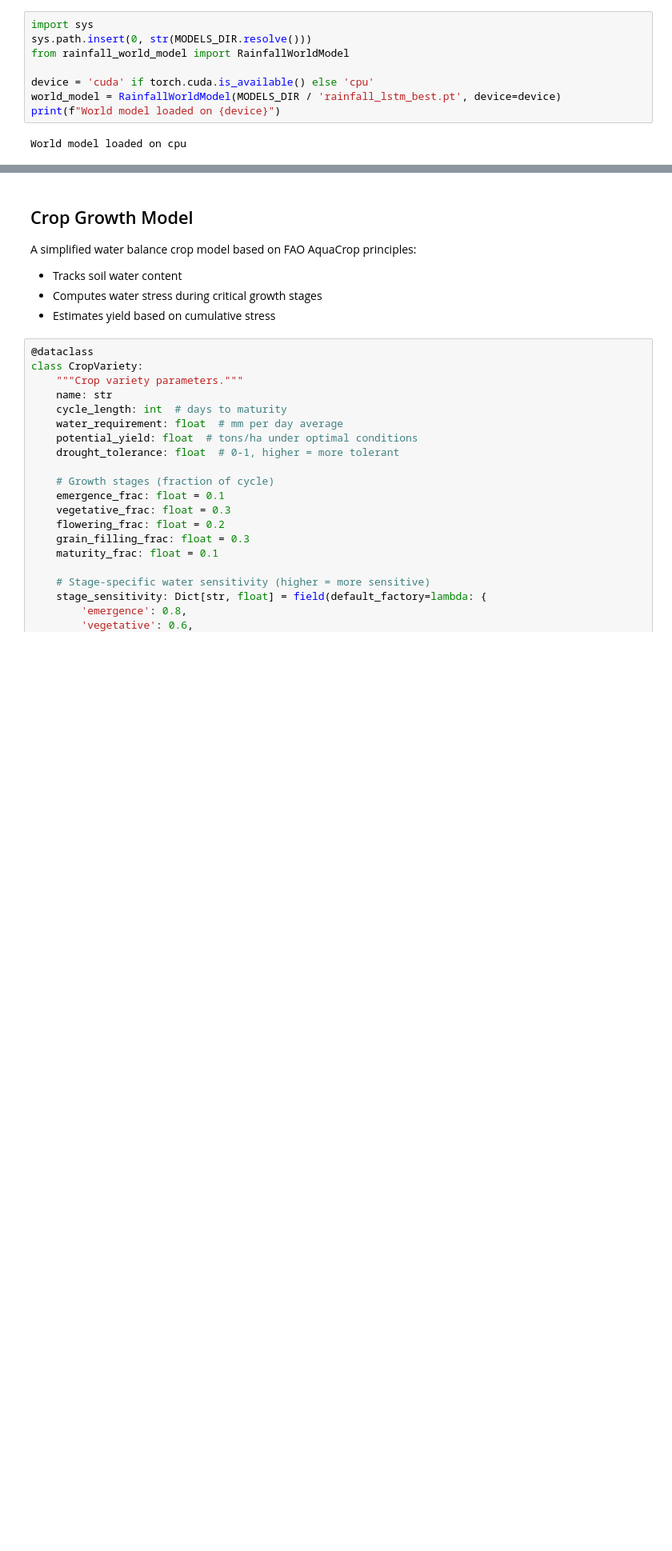
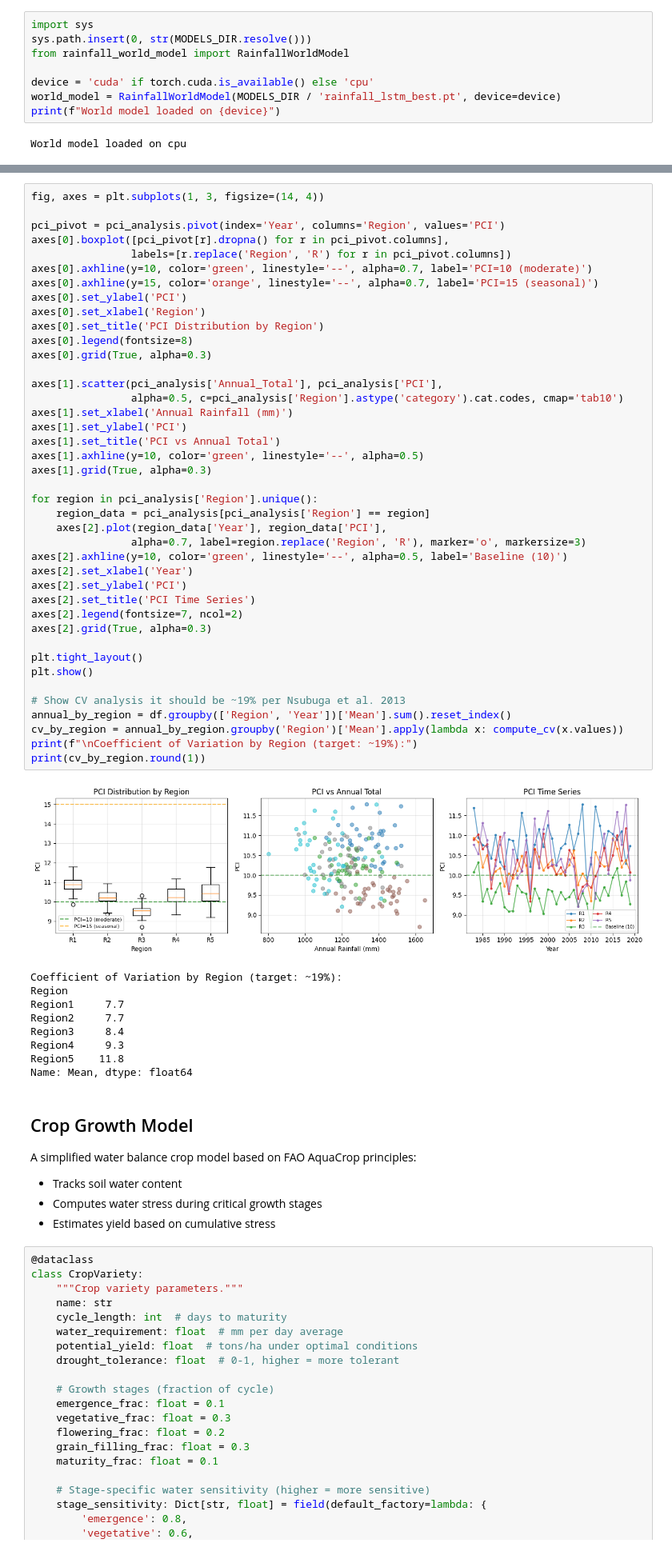
Before and after one commit to Ayikoandrew/crop-calender-optimization, a Jupyter notebook: notebooks/04_rl_environment.ipynb, the cells around one changed output, grey strips where cells are left out. Shown at 80% size. Cells and saved outputs as stored; diff of their text form; blank space fills up the shorter version.

```diff
--- a/notebooks/04_rl_environment.ipynb
+++ b/notebooks/04_rl_environment.ipynb
@@ -61,3 +176,54 @@ World model loaded on cpu
+# %%
+fig, axes = plt.subplots(1, 3, figsize=(14, 4))
+
+pci_pivot = pci_analysis.pivot(index='Year', columns='Region', values='PCI')
+axes[0].boxplot([pci_pivot[r].dropna() for r in pci_pivot.columns],
+                labels=[r.replace('Region', 'R') for r in pci_pivot.columns])
+axes[0].axhline(y=10, color='green', linestyle='--', alpha=0.7, label='PCI=10 (moderate)')
+axes[0].axhline(y=15, color='orange', linestyle='--', alpha=0.7, label='PCI=15 (seasonal)')
+axes[0].set_ylabel('PCI')
+axes[0].set_xlabel('Region')
+axes[0].set_title('PCI Distribution by Region')
+axes[0].legend(fontsize=8)
+axes[0].grid(True, alpha=0.3)
+
+axes[1].scatter(pci_analysis['Annual_Total'], pci_analysis['PCI'],
+                alpha=0.5, c=pci_analysis['Region'].astype('category').cat.codes, cmap='tab10')
+axes[1].set_xlabel('Annual Rainfall (mm)')
+axes[1].set_ylabel('PCI')
+axes[1].set_title('PCI vs Annual Total')
+axes[1].axhline(y=10, color='green', linestyle='--', alpha=0.5)
+axes[1].grid(True, alpha=0.3)
+
+for region in pci_analysis['Region'].unique():
+    region_data = pci_analysis[pci_analysis['Region'] == region]
+    axes[2].plot(region_data['Year'], region_data['PCI'],
+                alpha=0.7, label=region.replace('Region', 'R'), marker='o', markersize=3)
+axes[2].axhline(y=10, color='green', linestyle='--', alpha=0.5, label='Baseline (10)')
+axes[2].set_xlabel('Year')
+axes[2].set_ylabel('PCI')
+axes[2].set_title('PCI Time Series')
+axes[2].legend(fontsize=7, ncol=2)
+axes[2].grid(True, alpha=0.3)
+
+plt.tight_layout()
+plt.show()
+
+# Show CV analysis it should be ~19% per Nsubuga et al. 2013
+annual_by_region = df.groupby(['Region', 'Year'])['Mean'].sum().reset_index()
+cv_by_region = annual_by_region.groupby('Region')['Mean'].apply(lambda x: compute_cv(x.values))
+print(f"\nCoefficient of Variation by Region (target: ~19%):")
+print(cv_by_region.round(1))
+# %% [output]
+[figure, added]
+Coefficient of Variation by Region (target: ~19%):
+Region
+Region1     7.7
+Region2     7.7
+Region3     8.4
+Region4     9.3
+Region5    11.8
+Name: Mean, dtype: float64
 # %% [markdown]
 ## Crop Growth Model
 
```
Also changed, not shown: parts of 12 cells of this notebook.
